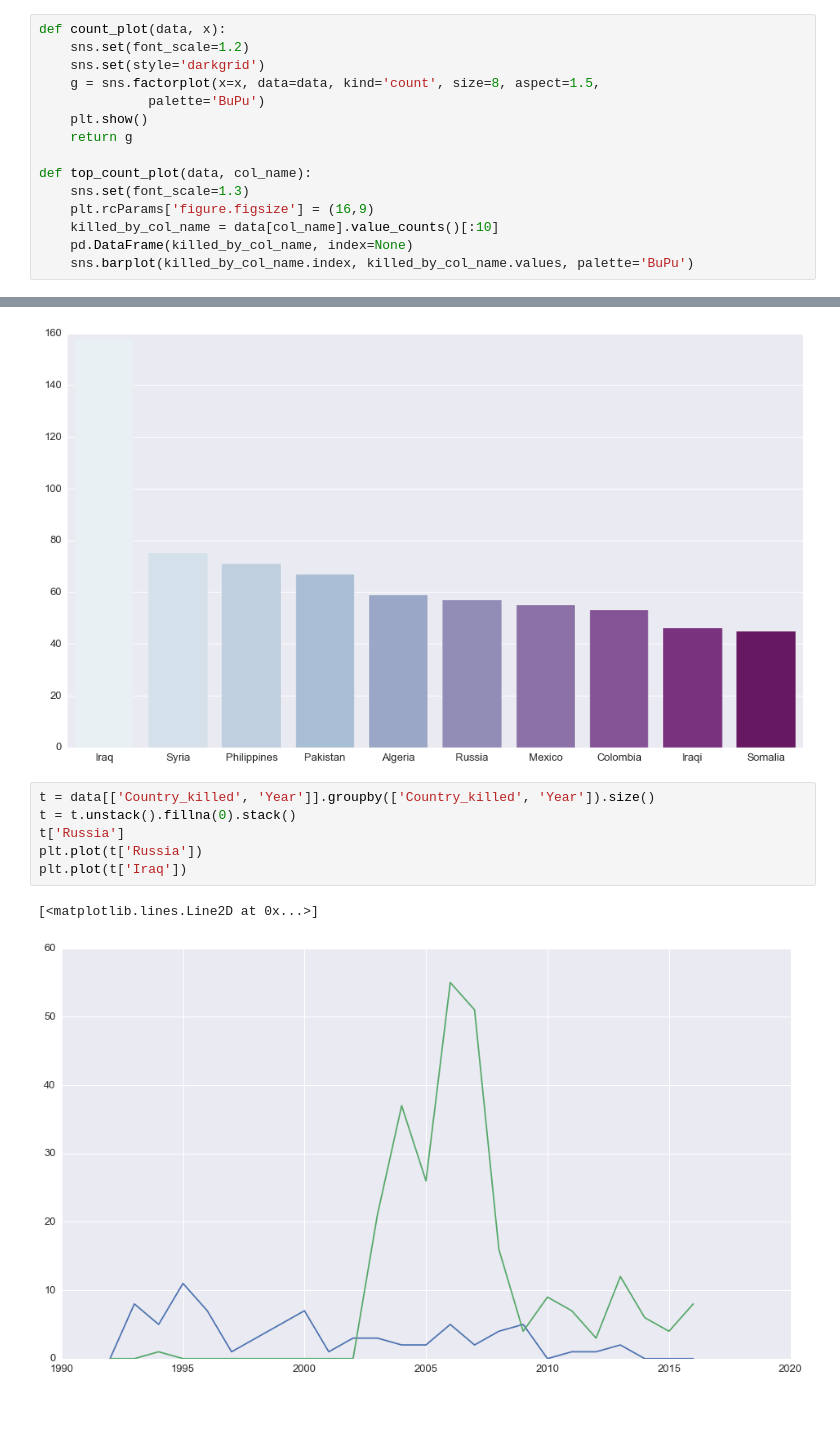
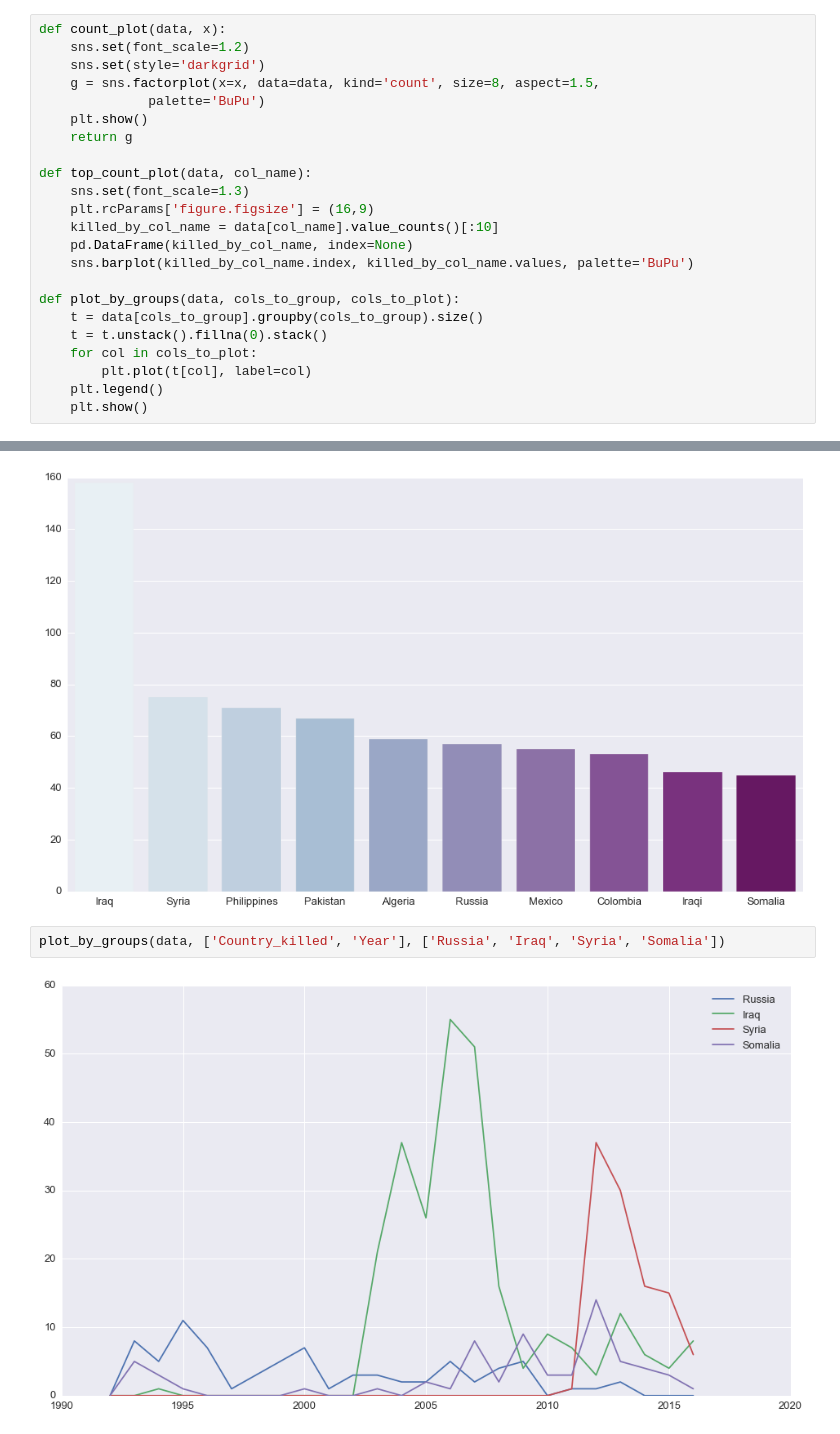
Before and after one commit to re9ulus/data_science_snippets, a Jupyter notebook: eda/Journalist_EDA.ipynb, the cells around one changed output, grey strips where cells are left out. Drawn from its saved outputs; the diff is of its cells as text; blank space fills up the shorter version.

Commit message:
Update journalist eda, move group plots to funtion

```diff
--- a/eda/Journalist_EDA.ipynb
+++ b/eda/Journalist_EDA.ipynb
@@ -68,6 +68,14 @@ def top_count_plot(data, col_name):
     killed_by_col_name = data[col_name].value_counts()[:10]
     pd.DataFrame(killed_by_col_name, index=None)
     sns.barplot(killed_by_col_name.index, killed_by_col_name.values, palette='BuPu')
+
+def plot_by_groups(data, cols_to_group, cols_to_plot):
+    t = data[cols_to_group].groupby(cols_to_group).size()
+    t = t.unstack().fillna(0).stack()
+    for col in cols_to_plot:
+        plt.plot(t[col], label=col)
+    plt.legend()
+    plt.show()
 # %%
 count_plot(data, 'Year')
 # %% [output]
@@ -81,12 +89,7 @@ top_count_plot(data, 'Country_killed')
 top_count_plot(data, 'Nationality')
 # %% [output]
 [figure]
-# %%
-t = data[['Country_killed', 'Year']].groupby(['Country_killed', 'Year']).size()
-t = t.unstack().fillna(0).stack()
-t['Russia']
-plt.plot(t['Russia'])
-plt.plot(t['Iraq'])
-# %% [output]
-[<matplotlib.lines.Line2D at 0x...>]
-[figure, removed]
+# %%
+plot_by_groups(data, ['Country_killed', 'Year'], ['Russia', 'Iraq', 'Syria', 'Somalia'])
+# %% [output]
+[figure, added]
```
